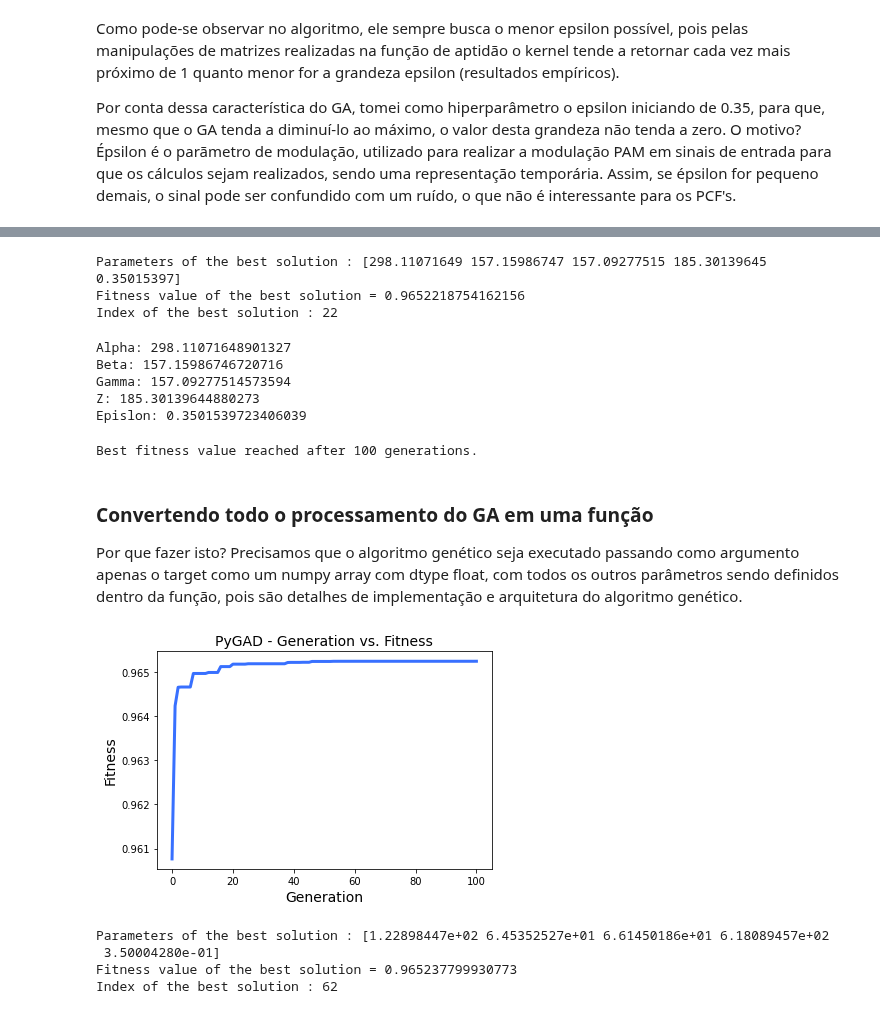
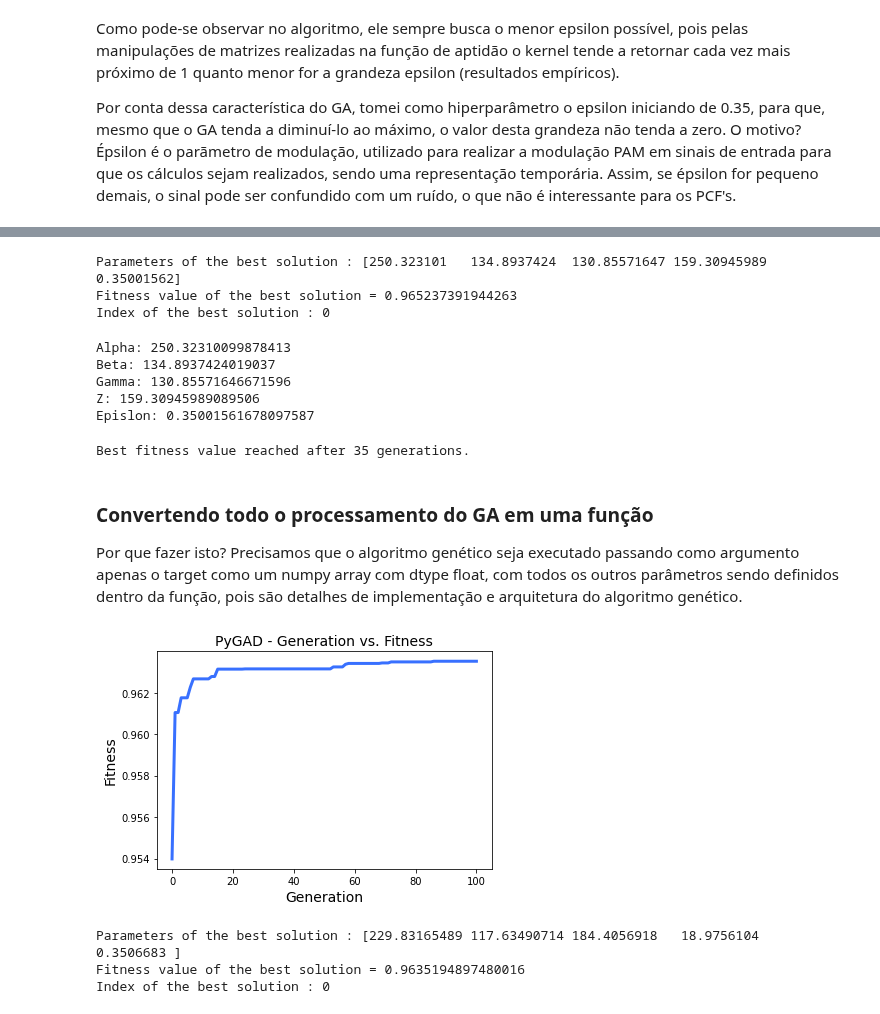
Before and after one commit to williambrunos/PIBIC, a Jupyter notebook: Semana_4/GA_PyGad_Implementation.ipynb, the cells around one changed output, grey strips where cells are left out. Drawn from its saved outputs; the diff is of its cells as text; code cells hidden in the pictures.

```diff
--- a/Semana_4/GA_PyGad_Implementation.ipynb
+++ b/Semana_4/GA_PyGad_Implementation.ipynb
@@ -203,7 +203,6 @@ def AndTruthTableGenerator(TruthTable):
 # %%
 solution = []
-target = np.array([0, 0, 0, 1, 1, 0, 0, 1], dtype='float')
-target = np.vstack(target)
+target = OrTruthTableGenerator(Tv(3))
 # solution = [alpha, beta, gamma, z, epsilon]
 def AptidaoArranjoTriangular(solution, solution_idx):
     A = ArranjoTriangular(solution[0], solution[1], solution[2])
@@ -213,6 +212,7 @@ def AptidaoArranjoTriangular(solution, solution_idx):
     Out = Out.T
     OutPAM = PAM(target, solution[4])
 
+    # Out1 é contraste
     Out1 = np.array([Out[:,0]])
     Out1 = Out1.T
     kernel = math.e**(-0.005*np.linalg.norm(20*np.log10(OutPAM) - 20*np.log10(abs(Out1))))
@@ -306,23 +306,23 @@ print("Parameters of the best solution : {solution}".format(solution=solution))
 print("Fitness value of the best solution = {solution_fitness}".format(solution_fitness=solution_fitness))
 print("Index of the best solution : {solution_idx}".format(solution_idx=solution_idx))
 # %% [output]
-Parameters of the best solution : [298.11071649 157.15986747 157.09277515 185.30139645   0.35015397]
-Fitness value of the best solution = 0.9652218754162156
-Index of the best solution : 22
+Parameters of the best solution : [250.323101   134.8937424  130.85571647 159.30945989   0.35001562]
+Fitness value of the best solution = 0.965237391944263
+Index of the best solution : 0
 # %%
 alpha_out, beta_out, gamma_out, z_out, epsilon_out = solution
 print(f'Alpha: {alpha_out}\nBeta: {beta_out}\nGamma: {gamma_out}\nZ: {z_out}\nEpislon: {epsilon_out}')
 # %% [output]
-Alpha: 298.11071648901327
-Beta: 157.15986746720716
-Gamma: 157.09277514573594
-Z: 185.30139644880273
-Epislon: 0.3501539723406039
+Alpha: 250.32310099878413
+Beta: 134.8937424019037
+Gamma: 130.85571646671596
+Z: 159.30945989089506
+Epislon: 0.35001561678097587
 # %%
 if ga_instance.best_solution_generation != -1:
     print("Best fitness value reached after {best_solution_generation} generations.".format(best_solution_generation=ga_instance.best_solution_generation))
 # %% [output]
-Best fitness value reached after 100 generations.
+Best fitness value reached after 35 generations.
 # %% [markdown]
 ### Convertendo todo o processamento do GA em uma função
 
@@ -384,10 +384,9 @@ def find_best_solutions_for_triangular_arrange(target):
   print("Fitness value of the best solution = {solution_fitness}".format(solution_fitness=solution_fitness))
   print("Index of the best solution : {solution_idx}".format(solution_idx=solution_idx))
 # %%
-find_best_solutions_for_triangular_arrange(np.array([0, 0, 0, 1, 1, 0, 0, 1], dtype='float'))
+find_best_solutions_for_triangular_arrange(np.array([0, 1, 0, 1, 1, 0, 0, 1], dtype='float'))
 # %% [output]
-[figure, old version]
+[figure, new version]
-Parameters of the best solution : [1.22898447e+02 6.45352527e+01 6.61450186e+01 6.18089457e+02
- 3.50004280e-01]
-Fitness value of the best solution = 0.965237799930773
-Index of the best solution : 62
+Parameters of the best solution : [229.83165489 117.63490714 184.4056918   18.9756104    0.3506683 ]
+Fitness value of the best solution = 0.9635194897480016
+Index of the best solution : 0
```
Also changed, not shown: parts of 3 cells of this notebook.
